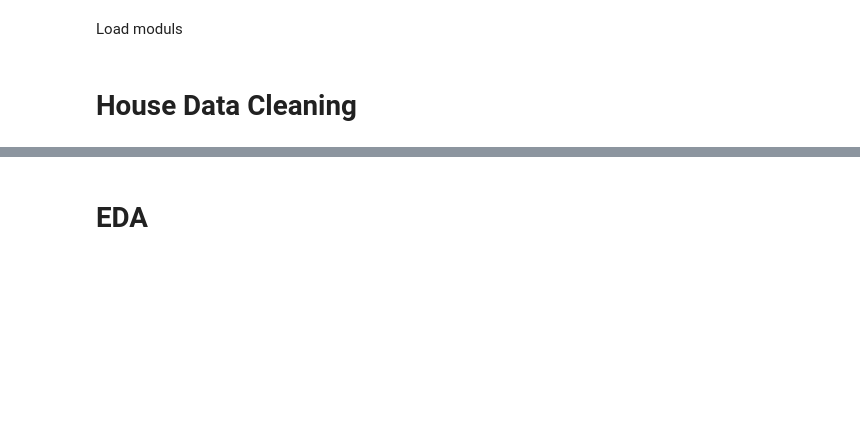
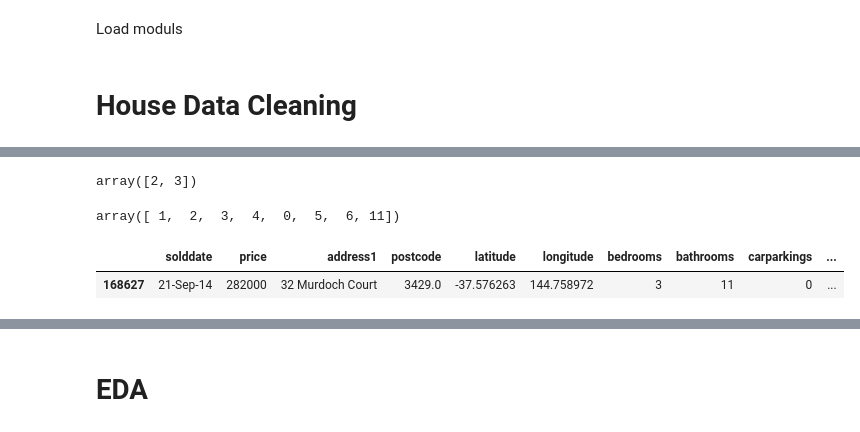
Before and after one commit to alexchen-melbourne/capstone_project, a Jupyter notebook: Capstone_Melbourne_Housing.ipynb, the cells around one changed output, grey strips where cells are left out. Drawn from its saved outputs; the diff is of its cells as text; code cells hidden in the pictures; blank space fills up the shorter version.

```diff
--- a/Capstone_Melbourne_Housing.ipynb
+++ b/Capstone_Melbourne_Housing.ipynb
@@ -45,0 +78,13 @@ df.suburb = df.suburb.str.lower()
+# %%
+df.bedrooms.unique()
+# %% [output]
+array([2, 3])
+# %%
+df.bathrooms.unique()
+# %% [output]
+array([ 1,  2,  3,  4,  0,  5,  6, 11])
+# %%
+df[df.bathrooms > 10]
+# %% [output]
+|  | solddate | price | address1 | postcode | latitude | longitude | bedrooms | bathrooms | carparkings | ... |
+| 168627 | 21-Sep-14 | 282000 | 32 Murdoch Court | 3429.0 | -37.576263 | 144.758972 | 3 | 11 | 0 | ... |
```
Also changed, not shown: parts of 38 cells of this notebook, 6 other files.
